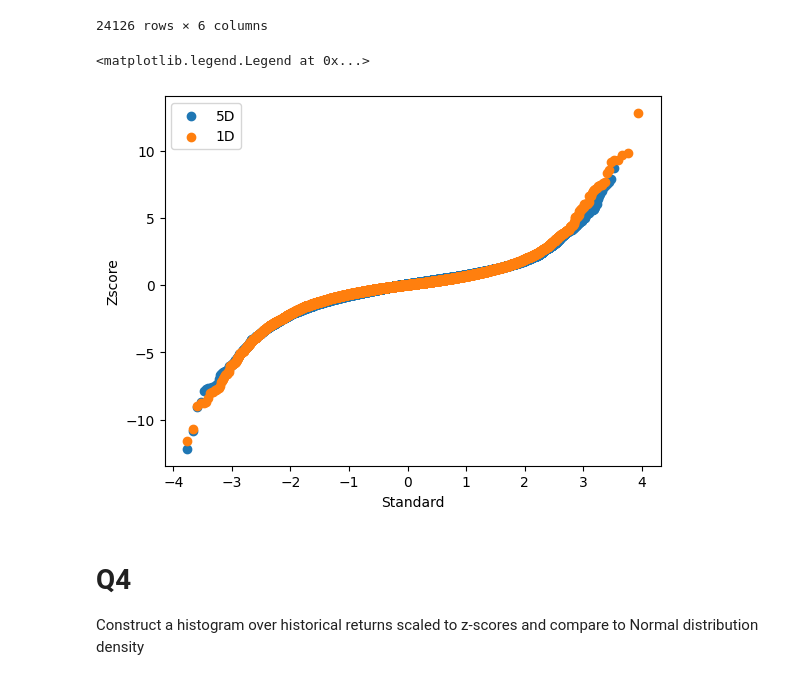
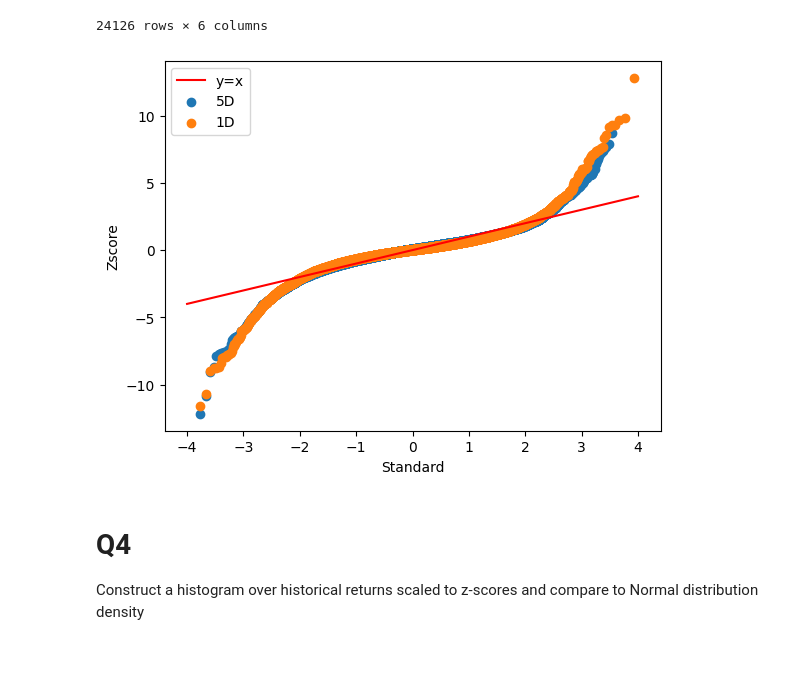
Before and after one commit to joekirk/cqf, a Jupyter notebook: notebooks/module_1/L1.ipynb, the cells around one changed output. Saved outputs shown, nothing was run; the diff lists cells and outputs as text; code cells hidden in the pictures.

Commit message:
Add y=x line on qq plot

```diff
--- a/notebooks/module_1/L1.ipynb
+++ b/notebooks/module_1/L1.ipynb
@@ -140,12 +140,22 @@ qq_1d
 # %%
 plt.scatter(qq_5d['Standard'], qq_5d['Zscore'], label='5D')
 plt.scatter(qq_1d['Standard'], qq_1d['Zscore'], label='1D')
 plt.xlabel('Standard')
 plt.ylabel('Zscore')
+
+# Generate some data
+x = np.linspace(-4, 4, 100)
+y = x
+# Create the plot
+plt.plot(x, y, color='red', label='y=x')
+
+# Add legend
 plt.legend()
+
+# Show the plot
+plt.show()
 # %% [output]
-<matplotlib.legend.Legend at 0x...>
-[figure, old version]
+[figure, new version]
 # %% [markdown]
 # Q4
 Construct a histogram over historical returns scaled to z-scores and compare to Normal distribution density
```
